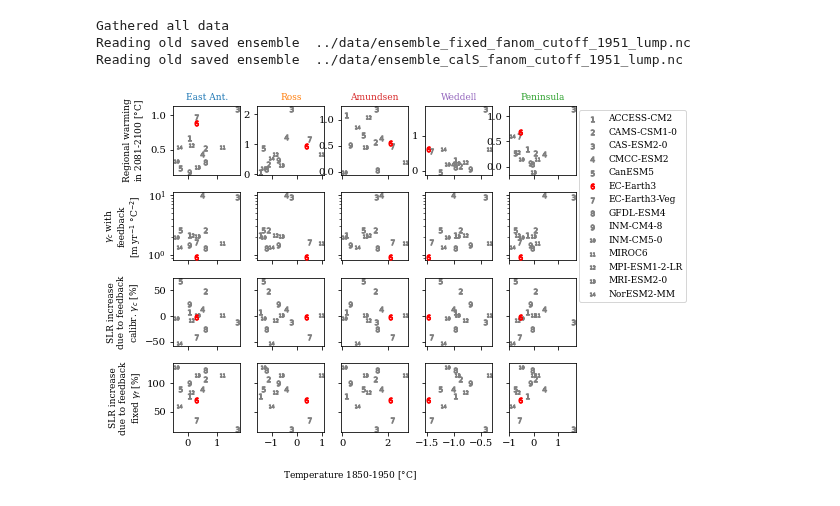
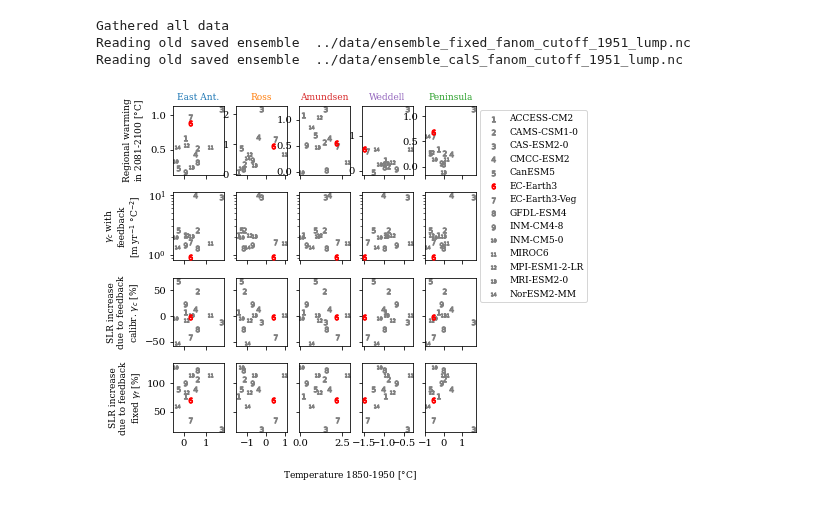
Before and after one commit to erwinlambert/feedback, a Jupyter notebook: notebooks/Draftplot_esm_intercomp.ipynb, the cells around one changed output. Saved outputs shown, nothing was run; the diff lists cells and outputs as text; code cells hidden in the pictures.

```diff
--- a/notebooks/Draftplot_esm_intercomp.ipynb
+++ b/notebooks/Draftplot_esm_intercomp.ipynb
@@ -42,7 +42,7 @@ ssp = '245'
 basinname = ['East Ant.','Ross','Amundsen','Weddell','Peninsula']
 
 plt.style.use('../src/style_paper')
-mpl.rc('figure.subplot',wspace=.25,hspace=.25,left=.15)
+mpl.rc('figure.subplot',wspace=.25,hspace=.25,left=.15,right=.75)
 
 fig,ax = plt.subplots(4,5,figsize=(7,6),sharex='col')
 
@@ -61,32 +61,32 @@ for b,basin in enumerate(['eais','ross','amun','wedd','apen']):
             ax[1,b].scatter(Thist,gamma_c,30,color='r',marker=f'${m+1}$',label=model,zorder=10)
             ax[0,b].scatter(Thist,Tfut-Thist,30,color='r',marker=f'${m+1}$',label=model,zorder=10)
             ax[2,b].scatter(Thist,100*(slr_c_wf/slr_c_nf-1),30,color='r',marker=f'${m+1}$',label=model,zorder=10)
             ax[3,b].scatter(Thist,100*(slr_f_wf/slr_f_nf-1),30,color='r',marker=f'${m+1}$',label=model,zorder=10)
         else:
             ax[1,b].scatter(Thist,gamma_c,30,color='.5',marker=f'${m+1}$',label=model)
             ax[0,b].scatter(Thist,Tfut-Thist,30,color='.5',marker=f'${m+1}$',label=model)
             ax[2,b].scatter(Thist,100*(slr_c_wf/slr_c_nf-1),30,color='.5',marker=f'${m+1}$',label=model)
             ax[3,b].scatter(Thist,100*(slr_f_wf/slr_f_nf-1),30,color='.5',marker=f'${m+1}$',label=model)
 
     ax[1,b].set_yscale('log')
     if b>0:
         ax[1,b].set_yticklabels([])
         ax[2,b].set_yticklabels([])
         ax[3,b].set_yticklabels([])
 
     ax[0,b].set_title(ad.basin[b],c=ad.bcol[ad.basin[b]])
 
 ax[1,0].set_ylabel('$\gamma_c$ with\nfeedback\n[m yr$^{-1}$ $\degree$C$^{-2}$]')
 ax[0,0].set_ylabel('Regional warming\nin 2081-2100 [$\degree$C]')
 ax[2,0].set_ylabel('SLR increase\ndue to feedback\ncalibr. $\gamma_c$ [%]')
 ax[3,0].set_ylabel('SLR increase\ndue to feedback\nfixed $\gamma_f$ [%]')
 
-ax[0,-1].legend(loc='upper right', bbox_to_anchor=(2.7,1))
+ax[0,-1].legend(loc='upper right', bbox_to_anchor=(3.3,1))
 
 fig.supxlabel('Temperature 1850-1950 [$\degree$C]')
 
 plt.savefig('../draftfigs/esm_intercomp.png')
 
 plt.show()
 # %% [output]
-[figure, old version]
+[figure, new version]
```
Also changed, not shown: 1 other file.
